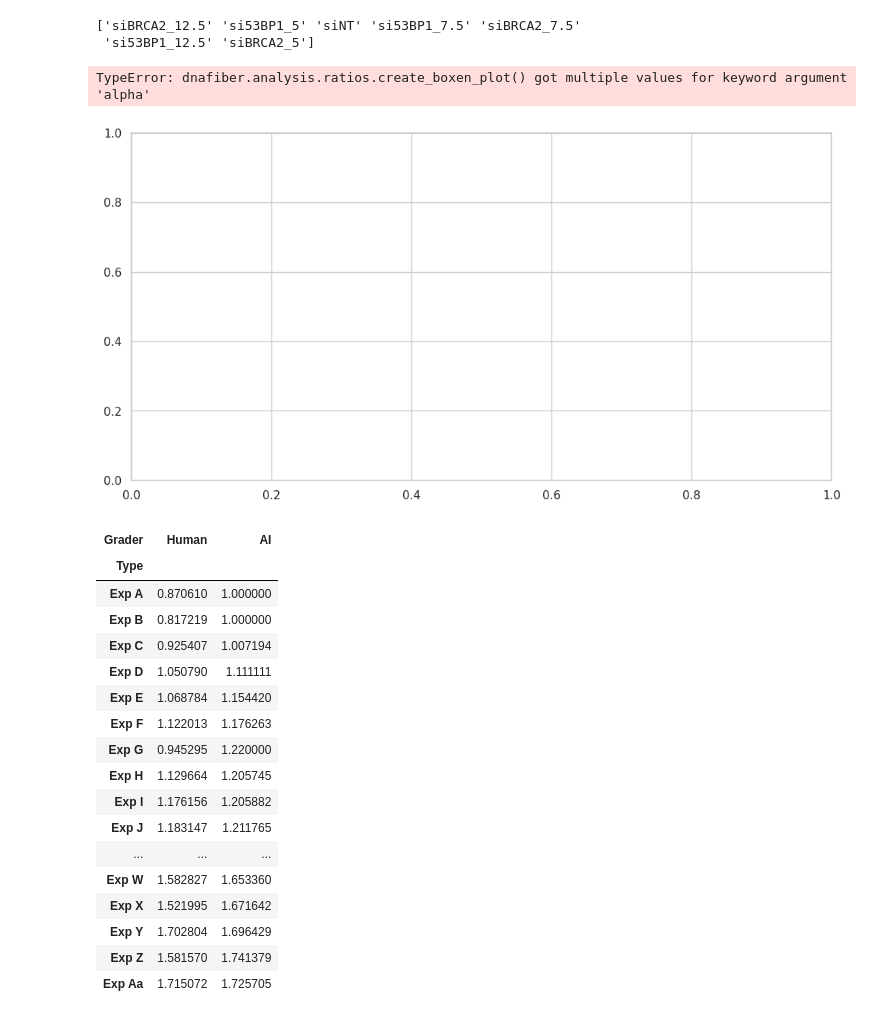
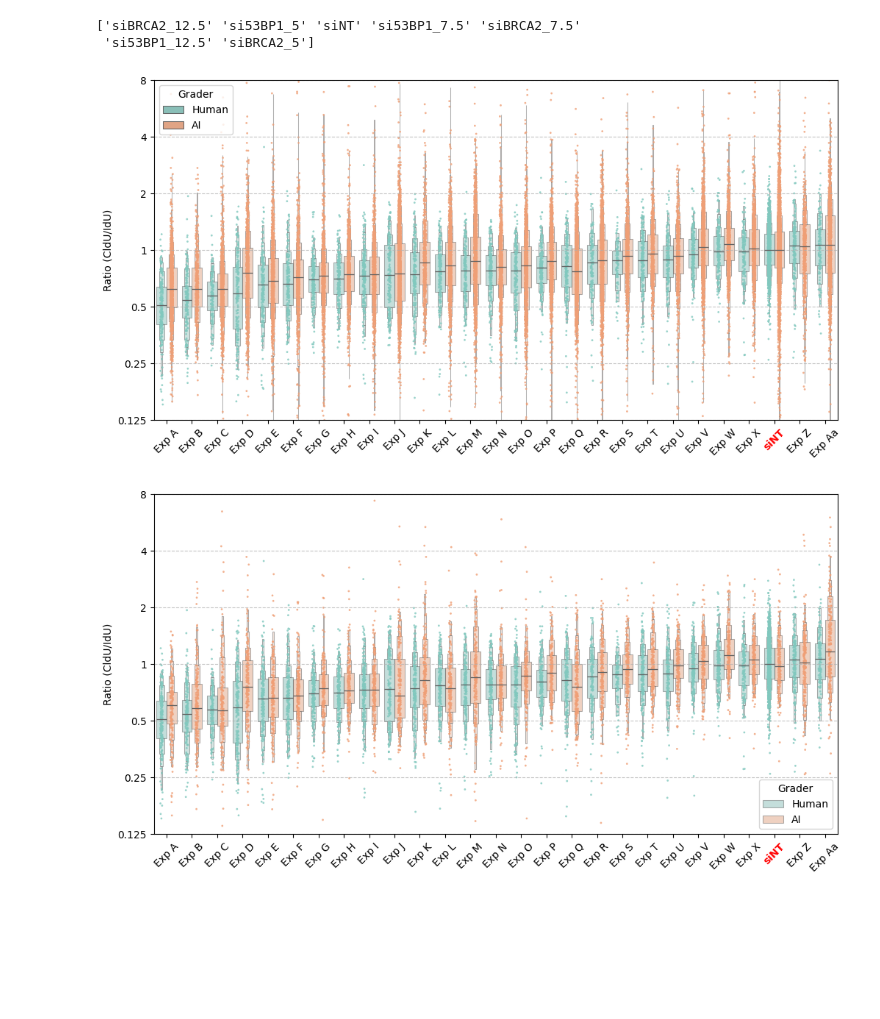
Before and after one commit to ClementPla/DeepFiberQ, a Jupyter notebook: notebook/zeiss_experiments/analyse.ipynb, the cells around one changed output. Drawn from its saved outputs; the diff is of its cells as text; code cells hidden in the pictures; blank space fills up the shorter version.

```diff
--- a/notebook/zeiss_experiments/analyse.ipynb
+++ b/notebook/zeiss_experiments/analyse.ipynb
@@ -54,7 +56,9 @@ root = Path("/home/clement/Documents/data/DNAFiber/OutputEnsembleV2/YM-2025-20/"
 df1, pairs1 = exp1("OutputEnsembleV2/YM-2025-20/", "YM-2025-20.xlsx")
 df2, pairs2 = exp2("OutputEnsembleV2/YM-2025-16/", "YM-2025-16.xlsx")
 df3, pairs3 = exp3("OutputEnsembleV2/YM-2025-17/", "YM-2025-17.xlsx")
-df4, pairs4 = exp4("OutputEnsembleV2/YM-2025-21-22/", ["YM-2025-21.xlsx", "YM-2025-22.xlsx"])
+df4, pairs4 = exp4(
+    "OutputEnsembleV2/YM-2025-21-22/", ["YM-2025-21.xlsx", "YM-2025-22.xlsx"]
+)
 df5, pairs5 = exp5("OutputEnsembleV2/YM-2025-25/", "YM-2025-25.xlsx")
 # %% [output]
 ['siBRCA2_12.5' 'si53BP1_5' 'siNT' 'si53BP1_7.5' 'siBRCA2_7.5'
@@ -69,43 +73,48 @@ from dnafiber.analysis.ratios import (
     normalize_df,
     select_N_closest_to_mean,
     select_N_closest_to_median,
+    graders_statistical_test,
 )
 
 df = pd.concat([df1, df2, df3, df4, df5], ignore_index=True)
 fig, ax = plt.subplots(figsize=(12, 6))
 
 
-normalize_df(df, 'siNT')
+normalize_df(df, "siNT")
 # Relabel the type to anonymous labels (e.g., 'A', 'B', 'C' etc.)
-alphabet = list(string.ascii_uppercase) + [a + b for a in string.ascii_uppercase for b in string.ascii_lowercase]
-
-
+alphabet = list(string.ascii_uppercase) + [
+    a + b for a in string.ascii_uppercase for b in string.ascii_lowercase
+]
 
 
 # Reorder the 'Type' categories based on the median 'Ratio' values
-type_order = df.groupby('Type')['Ratio'].median().sort_values().index
-df['Type'] = pd.Categorical(df['Type'], categories=type_order, ordered=True)
-type_mapping = {original_type: f"Exp {alphabet[i]}" for i, original_type in enumerate((df['Type'].cat.categories)) if original_type != 'siNT'}
-type_mapping['siNT'] = 'siNT'
-df['Type'] = df['Type'].map(type_mapping)
+type_order = (
+    df[df.Grader == "Human"].groupby("Type")["Ratio"].median().sort_values().index
+)
+df["Type"] = pd.Categorical(df["Type"], categories=type_order, ordered=True)
+type_mapping = {
+    original_type: f"Exp {alphabet[i]}"
+    for i, original_type in enumerate((df["Type"].cat.categories))
+    if original_type != "siNT"
+}
+type_mapping["siNT"] = "siNT"
+df["Type"] = df["Type"].map(type_mapping)
 create_boxen_swarmplot(
     df,
     palette=palette,
     rotate_xticks=45,
     yrange=(0.125, 8),
     stripplot=True,
-    alpha=0.75,
     dodge=True,
     size=2,
-    jitter=0.3
 )
 
 # Change the color of the siNT xtick label to red
 xticks = plt.gca().get_xticklabels()
 for xtick in xticks:
-    if xtick.get_text() == 'siNT':
-        xtick.set_color('red')
-        xtick.set_fontweight('bold')
+    if xtick.get_text() == "siNT":
+        xtick.set_color("red")
+        xtick.set_fontweight("bold")
 
 # Remove the alpha from the legend markers
 handles, labels = plt.gca().get_legend_handles_labels()
@@ -113,61 +122,38 @@ for handle in handles:
     handle.set_alpha(1)
     # Increase the size of the legend markers
     if hasattr(handle, "set_sizes"):
         handle.set_sizes([10])
     elif hasattr(handle, "set_markersize"):
         handle.set_markersize(10)
-plt.legend(handles, labels, title="Grader", loc='upper left')
+plt.legend(handles, labels, title="Grader", loc="upper left")
 plt.ylabel("Ratio (CldU/IdU)")
-plt.savefig("figures/boxen_swarmplot_all.png", dpi=300, bbox_inches='tight')
+plt.savefig("figures/boxen_swarmplot_all.png", dpi=300, bbox_inches="tight")
 plt.show()
 
 # df_select = select_N_closest_to_mean(df, N=None, column="Length")
 df_select = select_N_closest_to_median(df, N=None, column="Length")
 plt.figure(figsize=(12, 6))
 
 create_boxen_swarmplot(
     df_select,
     palette=palette,
     rotate_xticks=45,
     yrange=(0.125, 8),
     stripplot=True,
-    alpha=0.75,
     dodge=True,
     size=2,
-    jitter=0.3
 )
 # Change the color of the siNT xtick label to red
 xticks = plt.gca().get_xticklabels()
 for xtick in xticks:
-    if xtick.get_text() == 'siNT':
-        xtick.set_color('red')
-        xtick.set_fontweight('bold')
+    if xtick.get_text() == "siNT":
+        xtick.set_color("red")
+        xtick.set_fontweight("bold")
 
 
 plt.ylabel("Ratio (CldU/IdU)")
-plt.savefig("figures/boxen_swarmplot_all_selected.png", dpi=300, bbox_inches='tight')
+plt.savefig("figures/boxen_swarmplot_all_selected.png", dpi=300, bbox_inches="tight")
 plt.show()
 # %% [output]
-TypeError: dnafiber.analysis.ratios.create_boxen_plot() got multiple values for keyword argument 'alpha'
-[figure, old version]
+[figure, new version]
+[figure, added]
-# %%
-df.groupby(['Type', 'Grader'])['Ratio'].median().unstack()
-# %% [output]
-| Grader | Human | AI |
-| Type |  |  |
-| Exp A | 0.870610 | 1.000000 |
-| Exp B | 0.817219 | 1.000000 |
-| Exp C | 0.925407 | 1.007194 |
-| Exp D | 1.050790 | 1.111111 |
-| Exp E | 1.068784 | 1.154420 |
-| Exp F | 1.122013 | 1.176263 |
-| Exp G | 0.945295 | 1.220000 |
-| Exp H | 1.129664 | 1.205745 |
-| Exp I | 1.176156 | 1.205882 |
-| Exp J | 1.183147 | 1.211765 |
-| ... | ... | ... |
-| Exp W | 1.582827 | 1.653360 |
-| Exp X | 1.521995 | 1.671642 |
-| Exp Y | 1.702804 | 1.696429 |
-| Exp Z | 1.581570 | 1.741379 |
-| Exp Aa | 1.715072 | 1.725705 |
```
Also changed, not shown: parts of 9 cells of this notebook, 40 other files.
